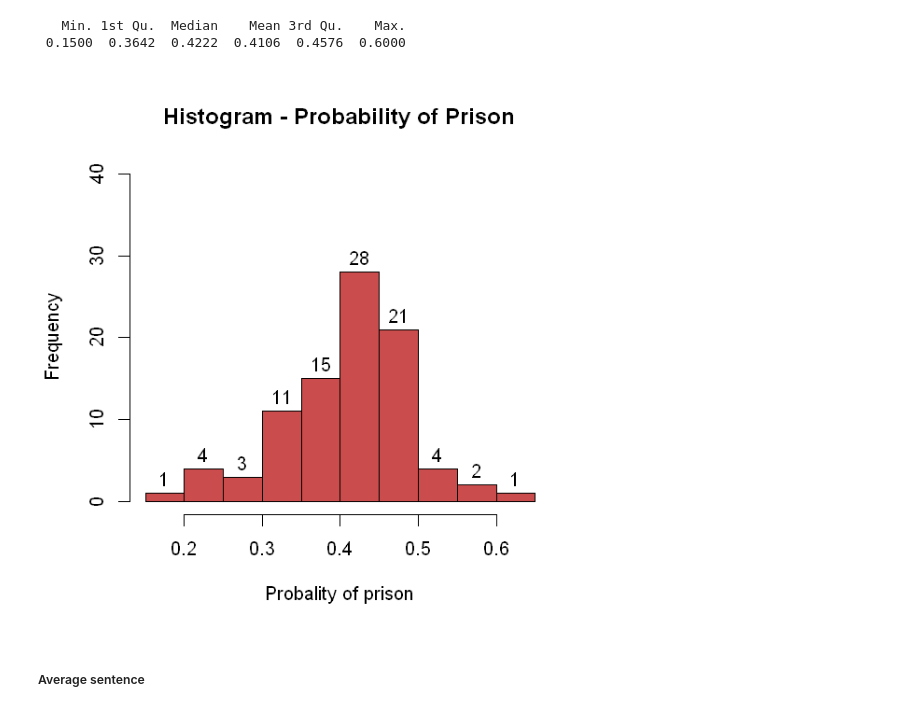
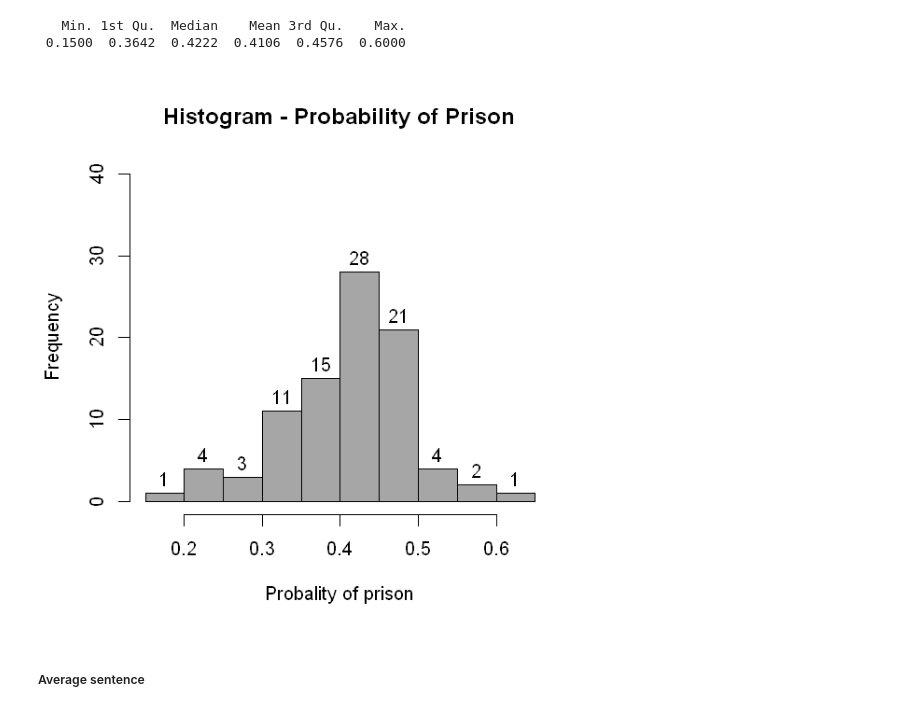
Before and after one commit to ramirocadavid/w203-Lab3, a Jupyter notebook: Lab3_part_2_3_Ramiro.ipynb, the cells around one changed output. Cells and saved outputs as stored; diff of their text form; code cells hidden in the pictures.

```diff
--- a/Lab3_part_2_3_Ramiro.ipynb
+++ b/Lab3_part_2_3_Ramiro.ipynb
@@ -229,9 +230,9 @@ summary(clean$prbpris)
  0.1500  0.3642  0.4222  0.4106  0.4576  0.6000
 # %%
 hist(clean$prbpris, main = "Histogram - Probability of Prison", xlab = "Probality of prison",
-     labels = TRUE, ylim = c(0, 40), col = rgb(0.7, 0, 0, 0.7))
+     labels = TRUE, ylim = c(0, 40), col = rgb(0.5, 0.5, 0.5, 0.7))
 # %% [output]
-[figure, old version]
+[figure, new version]
 # %% [markdown]
 ##### Average sentence
 # %%
```
Also changed, not shown: parts of 6 cells of this notebook.
